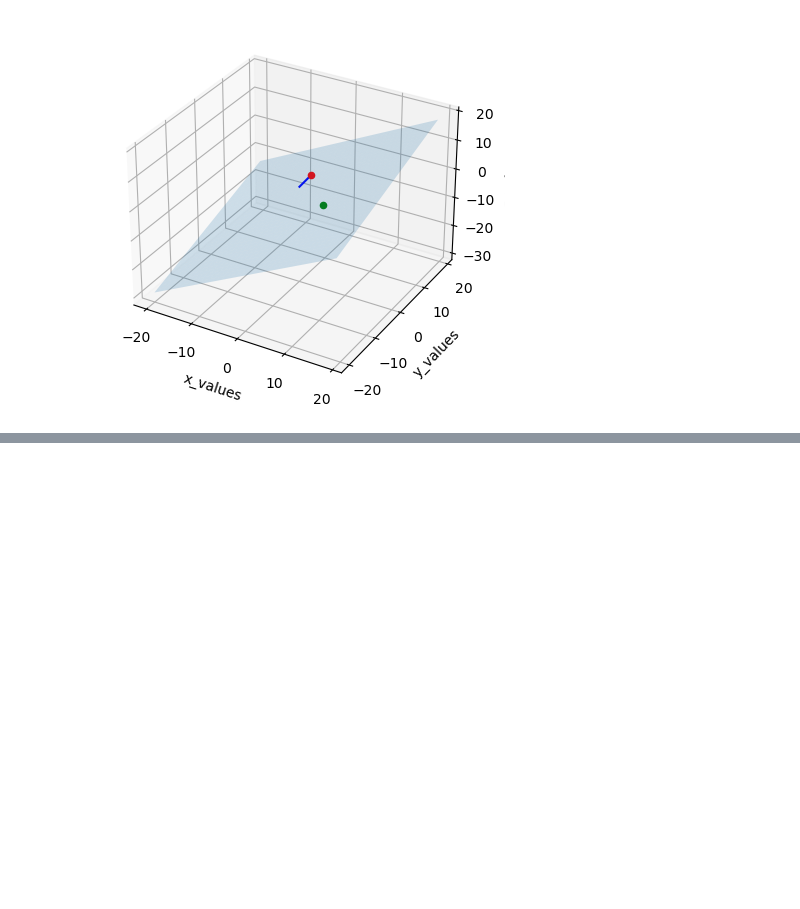
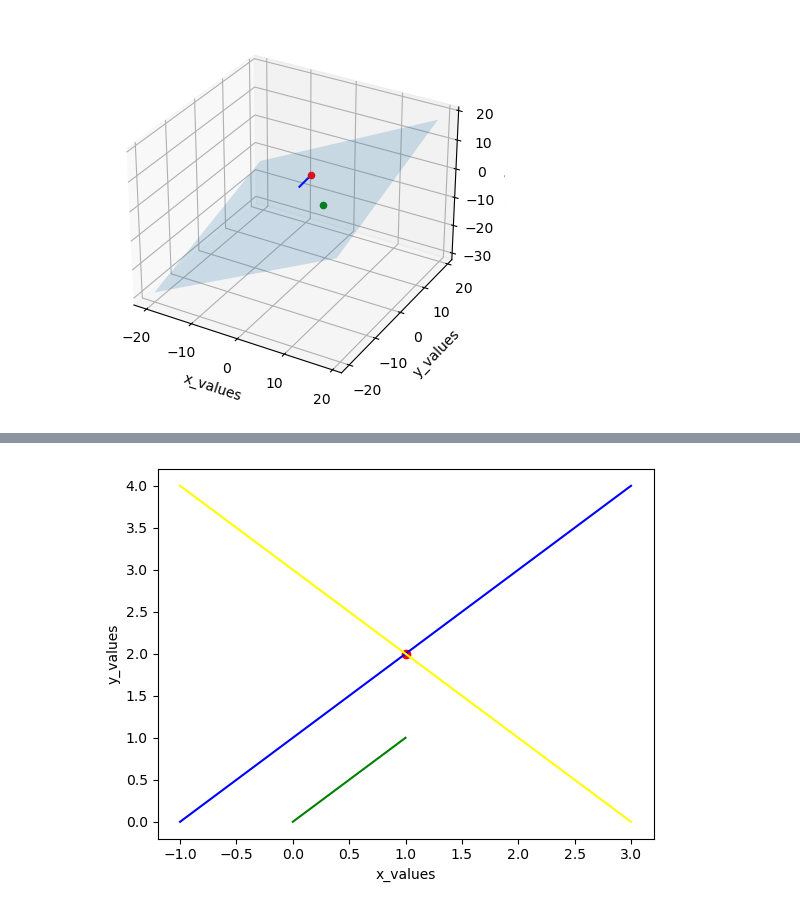
Before and after one commit to junuMoon/TodoNote, a Jupyter notebook: contemporary-linear-algebra/chap1_exercises.ipynb, the cells around one changed output, grey strips where cells are left out. Cells and saved outputs as stored; diff of their text form; code cells hidden in the pictures; blank space fills up the shorter version.

```diff
--- a/contemporary-linear-algebra/chap1_exercises.ipynb
+++ b/contemporary-linear-algebra/chap1_exercises.ipynb
@@ -175,0 +198,26 @@ plt.show()
+# %%
+# T2
+# P(1,2)
+# v = (1, 1) parallel to p1
+p = np.array([1, 2])
+v = np.array([1, 1])
+# P1 = P + tV / parallel to V
+t1 = np.linspace(-2, 2)
+x1 = p[0] + t1 * v[0]
+y1 = p[1] + t1 * v[1]
+# P2 = P + tV / perpendicular to V
+t2 = np.linspace(-2, 2)
+x2 = p[0] + t2 * (-1 * v[1])
+y2 = p[1] + t2 * v[0]
+fig = plt.figure()
+ax = fig.add_subplot(111)
+ax.plot(x, y, color='blue')
+ax.plot(x2, y2, color='yellow')
+ax.plot([0, 1], [0, 1], color='green')
+ax.scatter(1, 2, color='red')
+ax.set_xlabel('x_values')
+ax.set_ylabel('y_values')
+# ax.set_aspect('equal', adjustable='box')
+plt.show()
+# %% [output]
+[figure, added]
```
Also changed, not shown: parts of 4 cells of this notebook, 2 other files.
